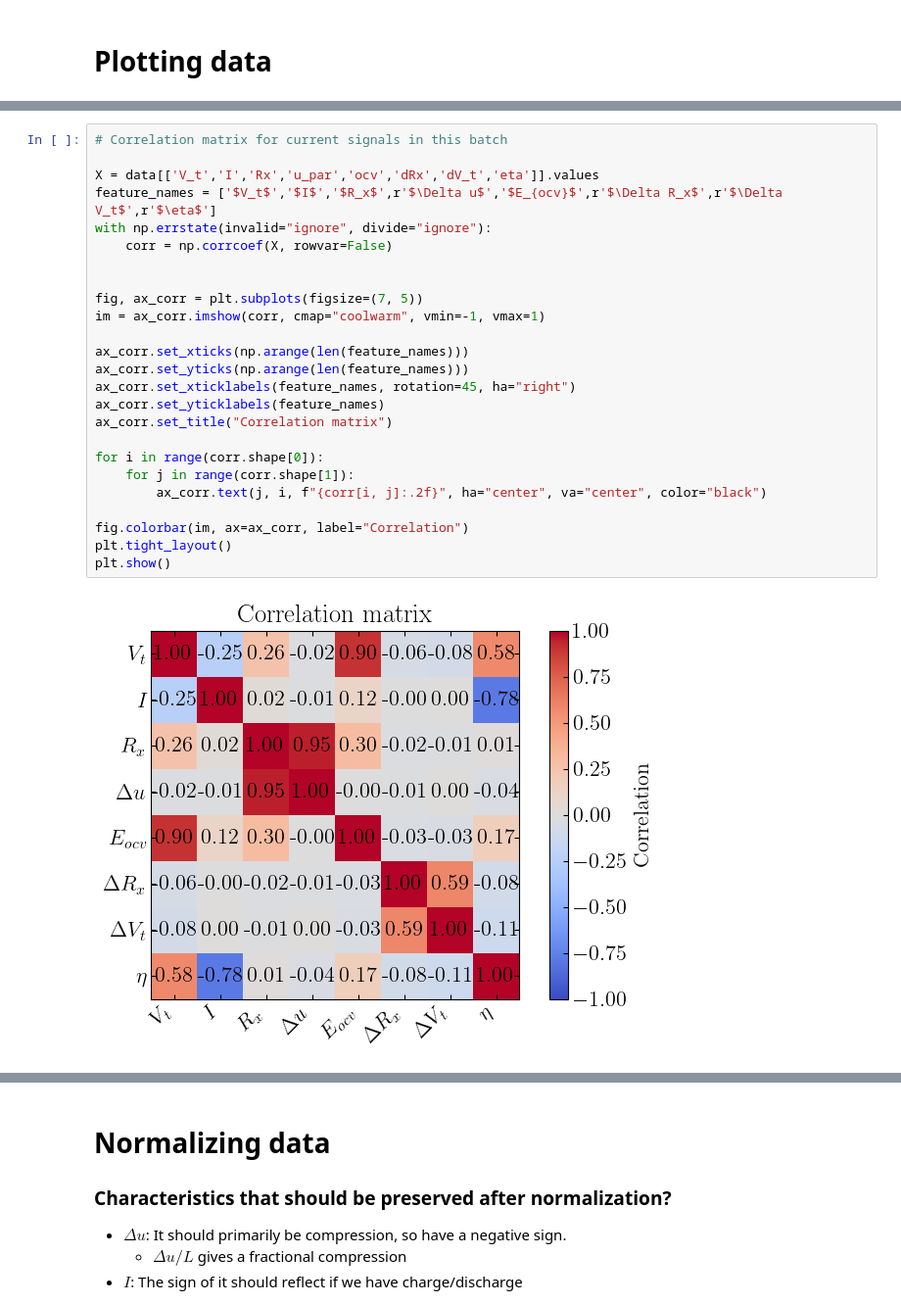
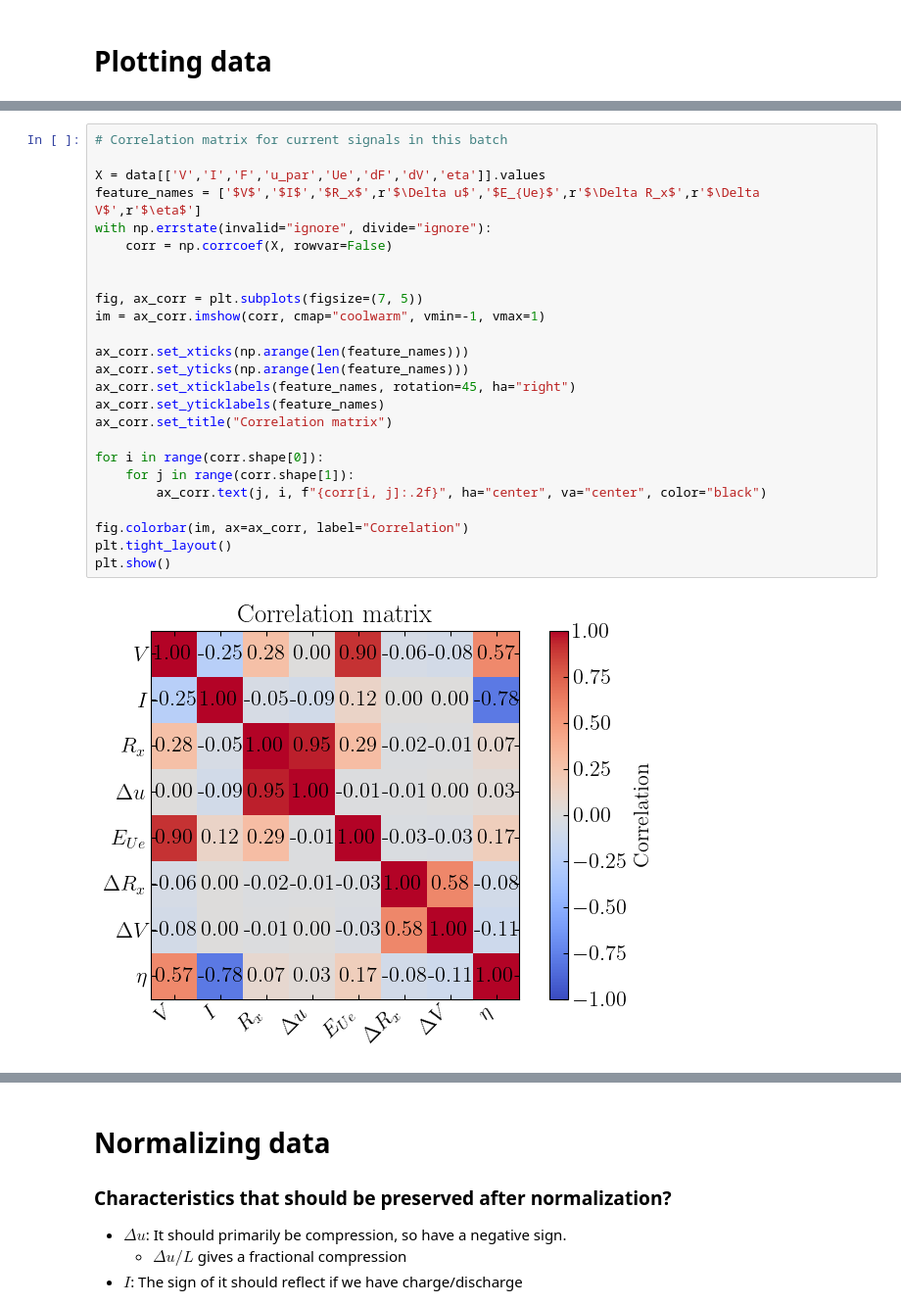
Before and after one commit to j-haralds/MSc_thesis, a Jupyter notebook: program/5_Multi/JH_1_pulse.ipynb, the cells around one changed output, grey strips where cells are left out. Shown at 98% size. Saved outputs shown, nothing was run; the diff lists cells and outputs as text.

```diff
--- a/program/5_Multi/JH_1_pulse.ipynb
+++ b/program/5_Multi/JH_1_pulse.ipynb
@@ -394,29 +401,29 @@ plt.show()
 # %%
 # Correlation matrix for current signals in this batch
 
-X = data[['V_t','I','Rx','u_par','ocv','dRx','dV_t','eta']].values
-feature_names = ['$V_t$','$I$','$R_x$',r'$\Delta u$','$E_{ocv}$',r'$\Delta R_x$',r'$\Delta V_t$',r'$\eta$']
+X = data[['V','I','F','u_par','Ue','dF','dV','eta']].values
+feature_names = ['$V$','$I$','$R_x$',r'$\Delta u$','$E_{Ue}$',r'$\Delta R_x$',r'$\Delta V$',r'$\eta$']
 with np.errstate(invalid="ignore", divide="ignore"):
     corr = np.corrcoef(X, rowvar=False)
 
 
 fig, ax_corr = plt.subplots(figsize=(7, 5))
 im = ax_corr.imshow(corr, cmap="coolwarm", vmin=-1, vmax=1)
 
 ax_corr.set_xticks(np.arange(len(feature_names)))
 ax_corr.set_yticks(np.arange(len(feature_names)))
 ax_corr.set_xticklabels(feature_names, rotation=45, ha="right")
 ax_corr.set_yticklabels(feature_names)
 ax_corr.set_title("Correlation matrix")
 
 for i in range(corr.shape[0]):
     for j in range(corr.shape[1]):
         ax_corr.text(j, i, f"{corr[i, j]:.2f}", ha="center", va="center", color="black")
 
 fig.colorbar(im, ax=ax_corr, label="Correlation")
 plt.tight_layout()
 plt.show()
 # %% [output]
-[figure, old version]
+[figure, new version]
 # %%
 traj = 0
```
Also changed, not shown: parts of 15 cells of this notebook, 2 other files.
